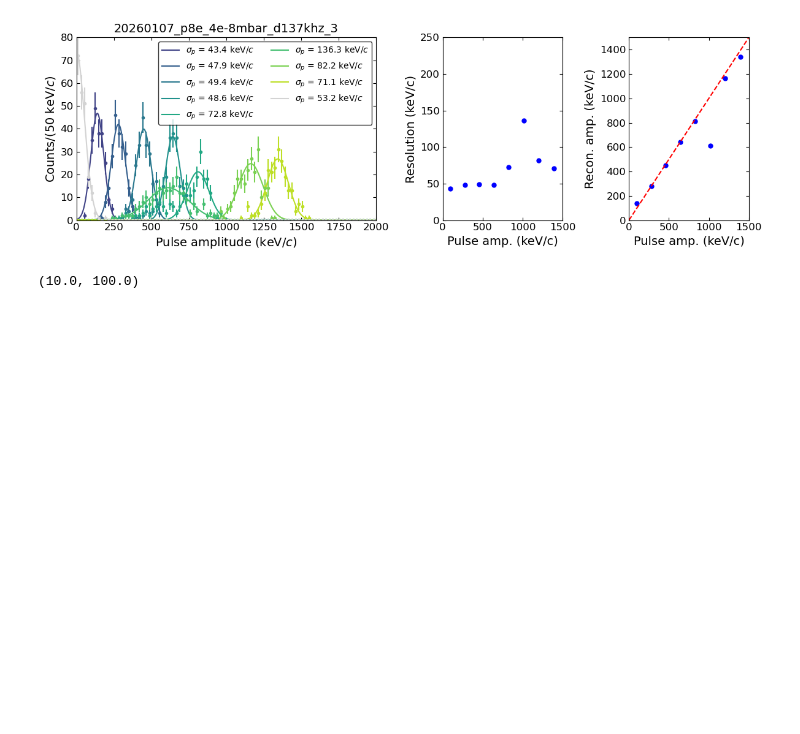
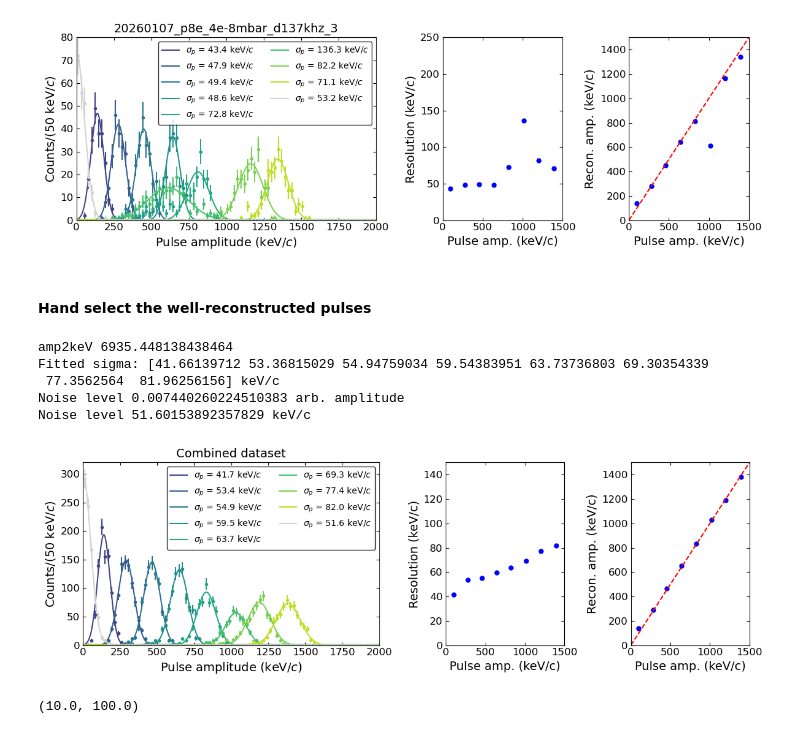
Before and after one commit to yuhants/gas_collisiions, a Jupyter notebook: analysis_notebooks/20260107_analysis_sphere_20260105.ipynb, the cells around one changed output. Drawn from its saved outputs; the diff is of its cells as text; code cells hidden in the pictures; blank space fills up the shorter version.

```diff
--- a/analysis_notebooks/20260107_analysis_sphere_20260105.ipynb
+++ b/analysis_notebooks/20260107_analysis_sphere_20260105.ipynb
@@ -131,6 +131,86 @@ Noise level 53.23611783094661 keV/c
 [figure]
 [figure]
 [figure]
+# %% [markdown]
+#### Hand select the well-reconstructed pulses
+# %%
+good_recon = np.asarray([np.asarray([True, True, True, True, True, True, True, False]),
+                         np.asarray([True, True, True, True, True, False, False, True]),
+                         np.asarray([True, True, True, True, True, True, True, True]),
+                         np.asarray([True, True, True, True, False, False, True, True])])
+
+good_amps_all = []
+for i in range(pulse_amp.size):
+    good_amps = []
+
+    for j, amps in enumerate(amps_all):
+        if good_recon[j][i]:
+            good_amps.append(amps[i])
+
+    good_amps_all.append(np.concatenate(good_amps))
+
+good_amps_noise_all = np.concatenate(amps_noise_all)
+# %%
+from scipy.optimize import curve_fit
+
+def model_func(x, a):
+    return a * x
+
+bins = np.arange(0, 3000, 25) / 7618.48509248859
+hhs, bcs, gps = utils.fit_amps_gaus(good_amps_all, bins=bins, noise=False, return_bins=False)
+hhs_noise, bcs_noise, gps_noise = utils.fit_amps_gaus([good_amps_noise_all], bins=bins, noise=True, return_bins=False)
+
+amp2kevs = pulse_amp / np.asarray(gps).T[1]
+amp2kev = curve_fit(model_func, np.asarray(gps).T[1][1:], pulse_amp[1:])[0][0]
+
+print('amp2keV', amp2kev)
+print('Fitted sigma:', np.asarray(gps).T[2]*amp2kev, 'keV/c')
+
+xx = np.linspace(0, np.max(bcs[0]), 1000)
+fig, axes = plt.subplots(1, 3, figsize=(12, 4), width_ratios=[2.5, 1, 1])
+
+cmap = plt.colormaps.get_cmap('viridis')
+colors = cmap(np.linspace(0.2, 0.9, 8))
+for i in range(pulse_amp.size):
+    axes[0].errorbar(bcs[i]*amp2kev, hhs[i], yerr=np.sqrt(hhs[i]), fmt='.', color=colors[i])
+    axes[0].plot(xx*amp2kev, utils.gauss(xx, *gps[i]), label=fr'$\sigma_p$ = {gps[i][2]*amp2kev:.1f} keV/$c$', color=colors[i])
+
+axes[0].errorbar(bcs_noise[0]*amp2kev, hhs_noise[0], yerr=np.sqrt(hhs_noise[0]), fmt='.', color='lightgrey')
+axes[0].plot(xx*amp2kev, utils.gauss_zero(xx, *gps_noise[0]), label=fr'$\sigma_p$ = {gps_noise[0][1]*amp2kev:.1f} keV/$c$', color='lightgrey')
+
+print('Noise level', gps_noise[0][1], 'arb. amplitude')
+print('Noise level', gps_noise[0][1]*amp2kev, 'keV/c')
+
+axes[0].set_xlim(0, 2000)
+axes[0].legend(edgecolor='k', ncol=2, fontsize=10)
+axes[0].set_xlabel(r'Pulse amplitude (keV/$c$)')
+axes[0].set_ylabel(r'Counts/(50 keV/$c$)')
+
+axes[0].set_title(f'Combined dataset')
+axes[0].set_ylim(0, 320)
+
+axes[1].plot(pulse_amp, np.asarray(gps).T[2]*amp2kev, 'b.', markersize=10)
+axes[1].set_xlim(0, 1500)
+axes[1].set_ylim(0, 150)
+axes[1].set_xlabel('Pulse amp. (keV/c)')
+axes[1].set_ylabel('Resolution (keV/c)')
+# axes[1].plot(np.linspace(0, 1500, 50), np.full(50, gps_noise[0][1]*amp2kev_all), 'k--')
+
+axes[2].plot(pulse_amp, np.asarray(gps).T[1]*amp2kev, 'b.', markersize=10)
+axes[2].plot(np.linspace(0, 1500, 50), np.linspace(0, 1500, 50), 'r--')
+axes[2].set_xlim(0, 1500)
+axes[2].set_ylim(0, 1500)
+axes[2].set_xlabel('Pulse amp. (keV/c)')
+axes[2].set_ylabel('Recon. amp. (keV/c)')
+
+fig.tight_layout()
+# %% [output]
+amp2keV 6935.448138438464
+Fitted sigma: [41.66139712 53.36815029 54.94759034 59.54383951 63.73736803 69.30354339
+ 77.3562564  81.96256156] keV/c
+Noise level 0.007440260224510383 arb. amplitude
+Noise level 51.60153892357829 keV/c
+[figure, added]
 # %%
 bandpass_lb, bandpass_ub = (39000, 74000) # Analysis bandwidth in Hz
 lowpass_order = 3
```
Also changed, not shown: 2 other files.
